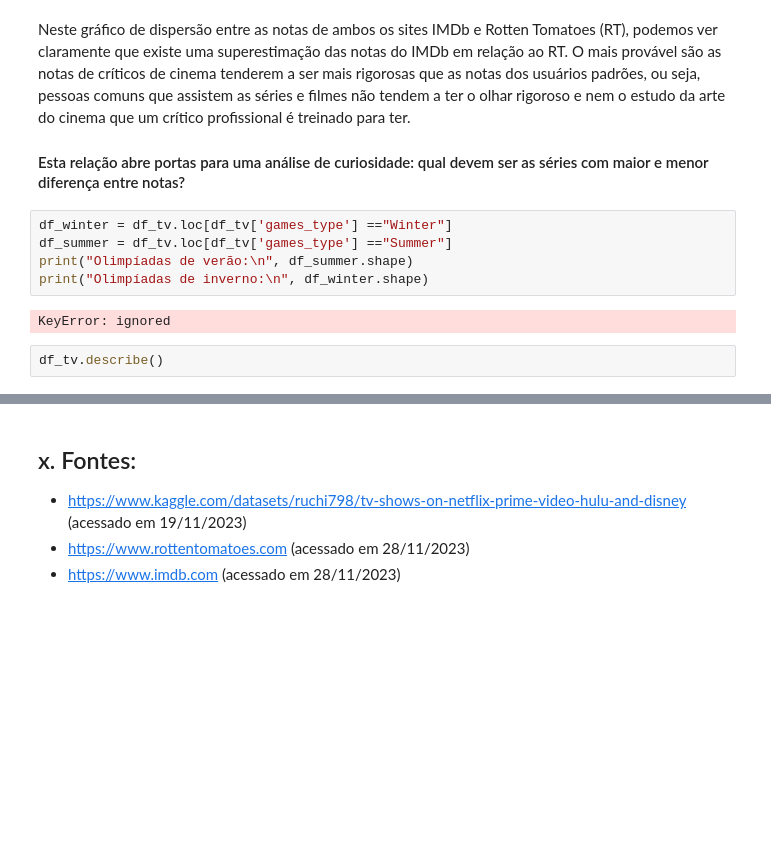
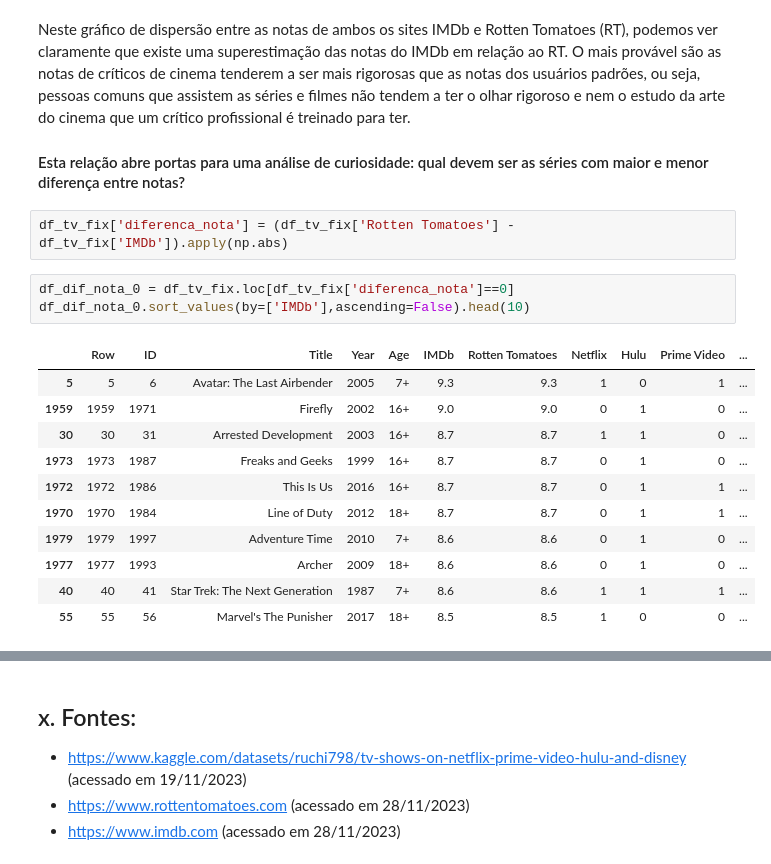
Before and after one commit to bzimons/mvp_puc_1, a Jupyter notebook: mvp1_teste.ipynb, the cells around one changed output, grey strips where cells are left out. Saved outputs shown, nothing was run; the diff lists cells and outputs as text; blank space fills up the shorter version.

```diff
--- a/mvp1_teste.ipynb
+++ b/mvp1_teste.ipynb
@@ -191,12 +200,20 @@ Agora com as notas ajustadas, podemos fazer as primeiras visualizações:
 Neste gráfico de dispersão entre as notas de ambos os sites IMDb e Rotten Tomatoes (RT), podemos ver claramente que existe uma superestimação das notas do IMDb em relação ao RT. O mais provável são as notas de críticos de cinema tenderem a ser mais rigorosas que as notas dos usuários padrões, ou seja, pessoas comuns que assistem as séries e filmes não tendem a ter o olhar rigoroso e nem o estudo da arte do cinema que um crítico profissional é treinado para ter.
 
 #### Esta relação abre portas para uma análise de curiosidade: qual devem ser as séries com maior e menor diferença entre notas?
-# %%
-df_winter = df_tv.loc[df_tv['games_type'] =="Winter"]
-df_summer = df_tv.loc[df_tv['games_type'] =="Summer"]
-print("Olimpíadas de verão:\n", df_summer.shape)
-print("Olimpíadas de inverno:\n", df_winter.shape)
-# %% [output]
-KeyError: ignored
-# %%
-df_tv.describe()
+# %%
+df_tv_fix['diferenca_nota'] = (df_tv_fix['Rotten Tomatoes'] - df_tv_fix['IMDb']).apply(np.abs)
+# %%
+df_dif_nota_0 = df_tv_fix.loc[df_tv_fix['diferenca_nota']==0]
+df_dif_nota_0.sort_values(by=['IMDb'],ascending=False).head(10)
+# %% [output]
+|  | Row | ID | Title | Year | Age | IMDb | Rotten Tomatoes | Netflix | Hulu | Prime Video | ... |
+| 5 | 5 | 6 | Avatar: The Last Airbender | 2005 | 7+ | 9.3 | 9.3 | 1 | 0 | 1 | ... |
+| 1959 | 1959 | 1971 | Firefly | 2002 | 16+ | 9.0 | 9.0 | 0 | 1 | 0 | ... |
+| 30 | 30 | 31 | Arrested Development | 2003 | 16+ | 8.7 | 8.7 | 1 | 1 | 0 | ... |
+| 1973 | 1973 | 1987 | Freaks and Geeks | 1999 | 16+ | 8.7 | 8.7 | 0 | 1 | 0 | ... |
+| 1972 | 1972 | 1986 | This Is Us | 2016 | 16+ | 8.7 | 8.7 | 0 | 1 | 1 | ... |
+| 1970 | 1970 | 1984 | Line of Duty | 2012 | 18+ | 8.7 | 8.7 | 0 | 1 | 1 | ... |
+| 1979 | 1979 | 1997 | Adventure Time | 2010 | 7+ | 8.6 | 8.6 | 0 | 1 | 0 | ... |
+| 1977 | 1977 | 1993 | Archer | 2009 | 18+ | 8.6 | 8.6 | 0 | 1 | 0 | ... |
+| 40 | 40 | 41 | Star Trek: The Next Generation | 1987 | 7+ | 8.6 | 8.6 | 1 | 1 | 1 | ... |
+| 55 | 55 | 56 | Marvel's The Punisher | 2017 | 18+ | 8.5 | 8.5 | 1 | 0 | 0 | ... |
```
Also changed, not shown: parts of 11 cells of this notebook.
